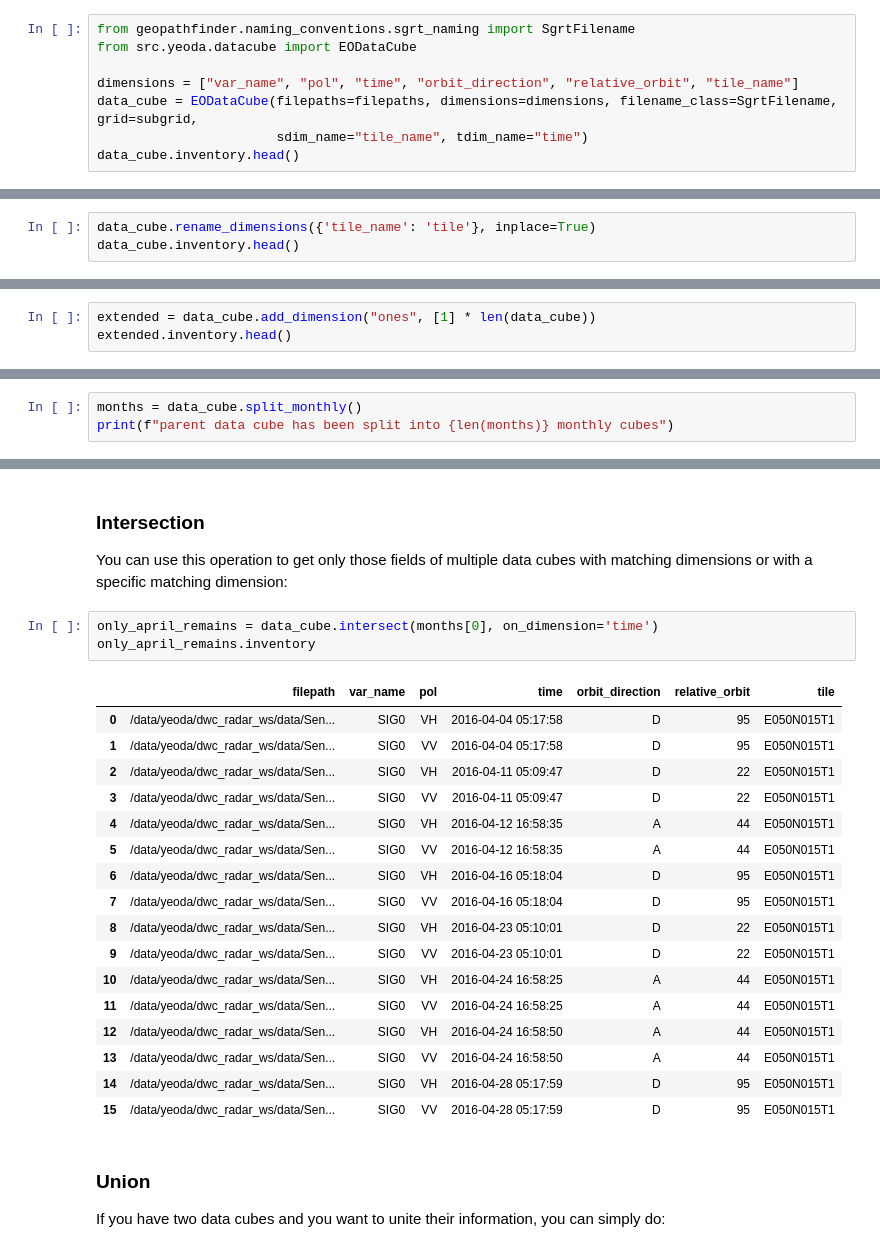
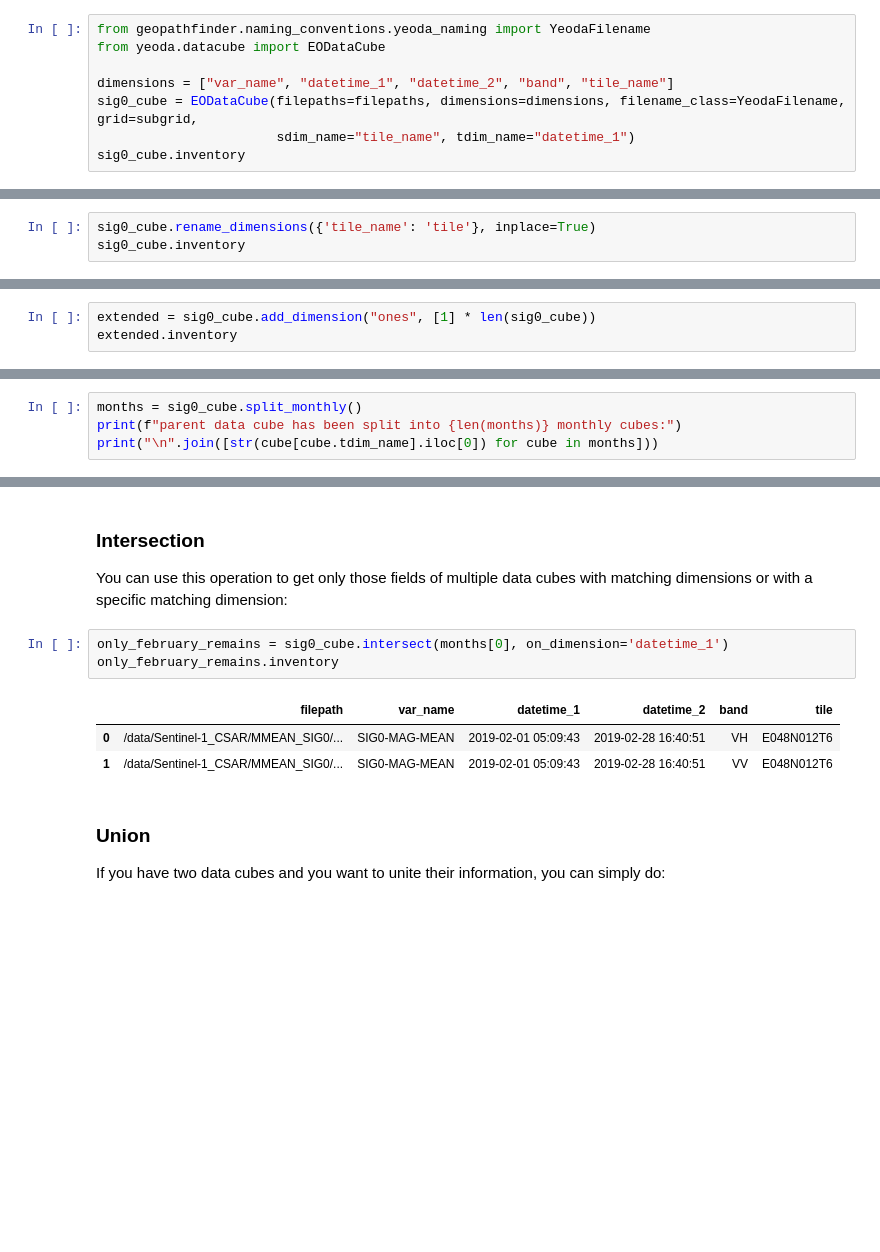
Before and after one commit to TUW-GEO/yeoda, a Jupyter notebook: docs/notebooks/feature_examples.ipynb, the cells around one changed output, grey strips where cells are left out. Cells and saved outputs as stored; diff of their text form; blank space fills up the shorter version.

```diff
--- a/docs/notebooks/feature_examples.ipynb
+++ b/docs/notebooks/feature_examples.ipynb
@@ -43,9 +38,9 @@ The file registry and grid can now be used directly as input to *yeoda's* `EODat
 # %%
-from geopathfinder.naming_conventions.sgrt_naming import SgrtFilename
-from src.yeoda.datacube import EODataCube
+from geopathfinder.naming_conventions.yeoda_naming import YeodaFilename
+from yeoda.datacube import EODataCube
 
-dimensions = ["var_name", "pol", "time", "orbit_direction", "relative_orbit", "tile_name"]
-data_cube = EODataCube(filepaths=filepaths, dimensions=dimensions, filename_class=SgrtFilename, grid=subgrid,
-                       sdim_name="tile_name", tdim_name="time")
-data_cube.inventory.head()
+dimensions = ["var_name", "datetime_1", "datetime_2", "band", "tile_name"]
+sig0_cube = EODataCube(filepaths=filepaths, dimensions=dimensions, filename_class=YeodaFilename, grid=subgrid,
+                       sdim_name="tile_name", tdim_name="datetime_1")
+sig0_cube.inventory
 # %% [output]
@@ -81,6 +88,6 @@ The following sections shows how you can manipulate the dimensions of the data c
 
 If you have to work with a pre-defined naming convention in geopathfinder (e.g. the SGRT naming convention) and if you do not agree with the naming of the filename parts/dimensions, you can still rename dimensions afterwards:
 # %%
-data_cube.rename_dimensions({'tile_name': 'tile'}, inplace=True)
-data_cube.inventory.head()
+sig0_cube.rename_dimensions({'tile_name': 'tile'}, inplace=True)
+sig0_cube.inventory
 # %% [output]
@@ -95,6 +101,6 @@ data_cube.inventory.head()
 
 You can simply add new filepath-dependent values (e.g. file size, cloud coverage, …) along a new dimension (e.g. named “new_dimension”) with a few lines of code:
 # %%
-extended = data_cube.add_dimension("ones", [1] * len(data_cube))
-extended.inventory.head()
+extended = sig0_cube.add_dimension("ones", [1] * len(sig0_cube))
+extended.inventory
 # %% [output]
@@ -221,6 +209,7 @@ parent cube of length 36, split into two cubes of length 18 and 18.
 ### Split monthly
 If you want to analyse your data under certain temporal aspects, in this case in a monthly manner, you can split up the original data cube into smaller monthly data cubes (if the data covers more than a month):
 # %%
-months = data_cube.split_monthly()
-print(f"parent data cube has been split into {len(months)} monthly cubes")
+months = sig0_cube.split_monthly()
+print(f"parent data cube has been split into {len(months)} monthly cubes:")
+print("\n".join([str(cube[cube.tdim_name].iloc[0]) for cube in months]))
 # %% [output]
@@ -236,26 +227,12 @@ If you have multiple data cubes, or split them up to perform some processing, yo
 
 You can use this operation to get only those fields of multiple data cubes with matching dimensions or with a specific matching dimension:
 # %%
-only_april_remains = data_cube.intersect(months[0], on_dimension='time')
-only_april_remains.inventory
+only_february_remains = sig0_cube.intersect(months[0], on_dimension='datetime_1')
+only_february_remains.inventory
 # %% [output]
-|  | filepath | var_name | pol | time | orbit_direction | relative_orbit | tile |
-| 0 | /data/yeoda/dwc_radar_ws/data/Sen... | SIG0 | VH | 2016-04-04 05:17:58 | D | 95 | E050N015T1 |
-| 1 | /data/yeoda/dwc_radar_ws/data/Sen... | SIG0 | VV | 2016-04-04 05:17:58 | D | 95 | E050N015T1 |
-| 2 | /data/yeoda/dwc_radar_ws/data/Sen... | SIG0 | VH | 2016-04-11 05:09:47 | D | 22 | E050N015T1 |
-| 3 | /data/yeoda/dwc_radar_ws/data/Sen... | SIG0 | VV | 2016-04-11 05:09:47 | D | 22 | E050N015T1 |
-| 4 | /data/yeoda/dwc_radar_ws/data/Sen... | SIG0 | VH | 2016-04-12 16:58:35 | A | 44 | E050N015T1 |
-| 5 | /data/yeoda/dwc_radar_ws/data/Sen... | SIG0 | VV | 2016-04-12 16:58:35 | A | 44 | E050N015T1 |
-| 6 | /data/yeoda/dwc_radar_ws/data/Sen... | SIG0 | VH | 2016-04-16 05:18:04 | D | 95 | E050N015T1 |
-| 7 | /data/yeoda/dwc_radar_ws/data/Sen... | SIG0 | VV | 2016-04-16 05:18:04 | D | 95 | E050N015T1 |
-| 8 | /data/yeoda/dwc_radar_ws/data/Sen... | SIG0 | VH | 2016-04-23 05:10:01 | D | 22 | E050N015T1 |
-| 9 | /data/yeoda/dwc_radar_ws/data/Sen... | SIG0 | VV | 2016-04-23 05:10:01 | D | 22 | E050N015T1 |
-| 10 | /data/yeoda/dwc_radar_ws/data/Sen... | SIG0 | VH | 2016-04-24 16:58:25 | A | 44 | E050N015T1 |
-| 11 | /data/yeoda/dwc_radar_ws/data/Sen... | SIG0 | VV | 2016-04-24 16:58:25 | A | 44 | E050N015T1 |
-| 12 | /data/yeoda/dwc_radar_ws/data/Sen... | SIG0 | VH | 2016-04-24 16:58:50 | A | 44 | E050N015T1 |
-| 13 | /data/yeoda/dwc_radar_ws/data/Sen... | SIG0 | VV | 2016-04-24 16:58:50 | A | 44 | E050N015T1 |
-| 14 | /data/yeoda/dwc_radar_ws/data/Sen... | SIG0 | VH | 2016-04-28 05:17:59 | D | 95 | E050N015T1 |
-| 15 | /data/yeoda/dwc_radar_ws/data/Sen... | SIG0 | VV | 2016-04-28 05:17:59 | D | 95 | E050N015T1 |
+|  | filepath | var_name | datetime_1 | datetime_2 | band | tile |
+| 0 | /data/Sentinel-1_CSAR/MMEAN_SIG0/... | SIG0-MAG-MEAN | 2019-02-01 05:09:43 | 2019-02-28 16:40:51 | VH | E048N012T6 |
+| 1 | /data/Sentinel-1_CSAR/MMEAN_SIG0/... | SIG0-MAG-MEAN | 2019-02-01 05:09:43 | 2019-02-28 16:40:51 | VV | E048N012T6 |
 # %% [markdown]
 ### Union
 If you have two data cubes and you want to unite their information, you can simply do:
```
Also changed, not shown: parts of 37 cells of this notebook.
